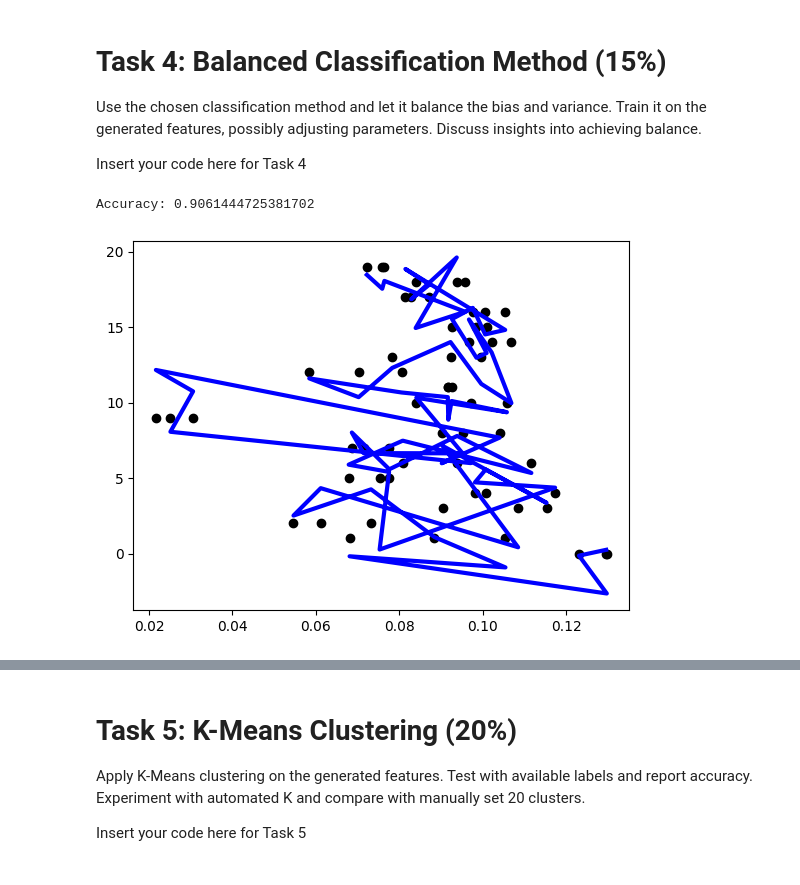
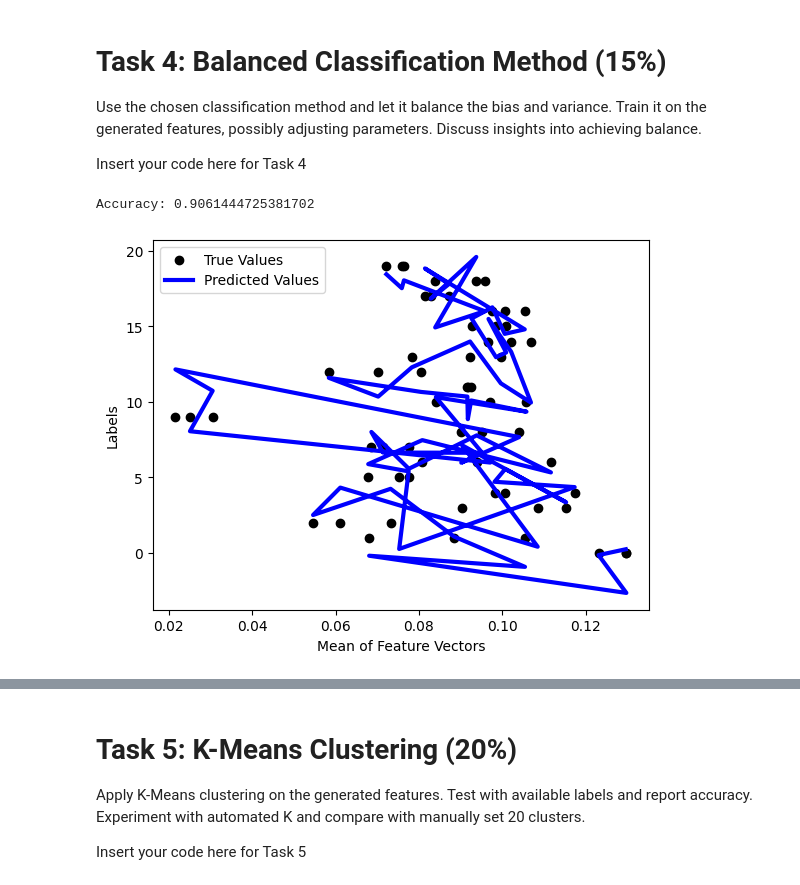
Before and after one commit to coopercole/syde522_assign1, a Jupyter notebook: Assignment1.ipynb, the cells around one changed output, grey strips where cells are left out. Saved outputs shown, nothing was run; the diff lists cells and outputs as text; code cells hidden in the pictures.

```diff
--- a/Assignment1.ipynb
+++ b/Assignment1.ipynb
@@ -219,34 +213,29 @@ Insert your code here for Task 4
 # %%
 y_train = train_labels
 y_val = validate_labels
 balanced_val = validate_feature_vectors[:, :250]
 balanced_train = train_feature_vectors[:, :250]
 
-# Create a linear regression model with high bias
 clf = LinearRegression()
 
-# Train the model on the training data
 clf.fit(balanced_train, y_train)
-
-# prediction for plotting
 pred_values = clf.predict(balanced_val)
 
 # Evaluate the model on the validation data
 accuracy = clf.score(balanced_val, y_val)
 print("Accuracy:", accuracy)
 
-# balanced_val.reshape(-1, 1)
-# balanced_val.resize((60,))
-
 balanced_val = np.mean(balanced_val, axis=1).reshape(-1, 1)
 
-plt.scatter(balanced_val, y_val, color="black")
-plt.plot(balanced_val, pred_values, color="blue", linewidth=3)
-
+plt.scatter(balanced_val, y_val, color="black", label="True Values")
+plt.plot(balanced_val, pred_values, color="blue", linewidth=3, label="Predicted Values")
+plt.xlabel('Mean of Feature Vectors')
+plt.ylabel('Labels')
+plt.legend()
 plt.show()
 # %% [output]
 Accuracy: 0.9061444725381702
-[figure, old version]
+[figure, new version]
 # %% [markdown]
 ### Task 4 Discussion
 
```
Also changed, not shown: parts of 16 cells of this notebook.
